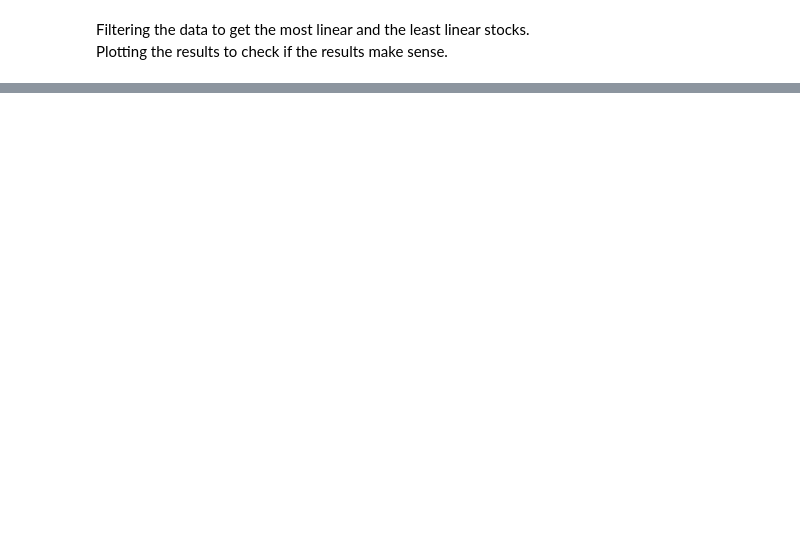
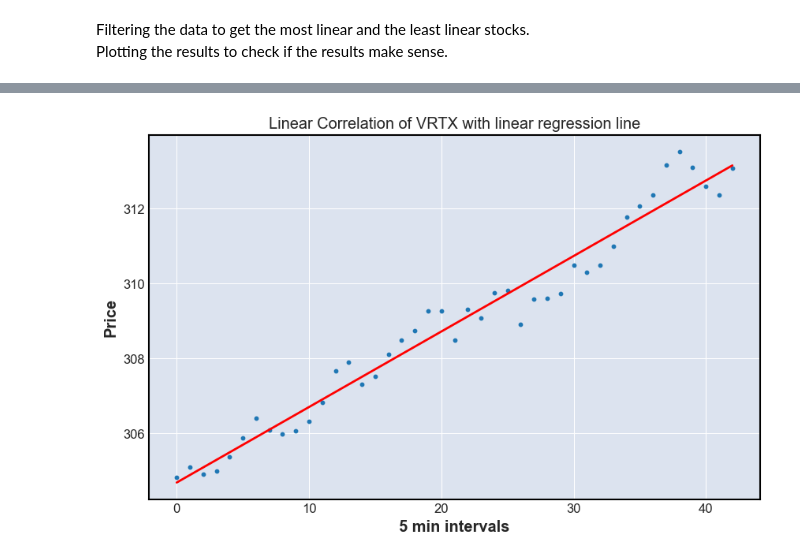
Before and after one commit to Folongton/Stock-Analysis, a Jupyter notebook: P1-Indicators-Chart-Analysis/P1-Chart-Analysis.ipynb, the cells around one changed output, grey strips where cells are left out. Drawn from its saved outputs; the diff is of its cells as text; code cells hidden in the pictures; blank space fills up the shorter version.

```diff
--- a/P1-Indicators-Chart-Analysis/P1-Chart-Analysis.ipynb
+++ b/P1-Indicators-Chart-Analysis/P1-Chart-Analysis.ipynb
@@ -611,4 +627,4 @@ plot_correlation(df_for_plot['RBCAA'])
 # %%
-# Building aggregate dataframe of statistics for intraday 5min data
-df_for_plot_intraday = aggregate_close_price(r'..\P1-Indicators-Chart-Analysis\Data\IntradayAll-NASDAQ-1day-5min')
+
+df_for_plot_intraday = aggregate_close_price(r'..\P1-Indicators-Chart-Analysis\Data\IntradayAll-NASDAQ-1day-5min', intraday=True)
 # %%
@@ -638,3 +646,7 @@ plot_correlation(df_for_plot_intraday['PDFS'])
+# %%
+plot_correlation(df_for_plot_intraday['VRTX'], intervals='5 min intervals')
+# %% [output]
+[figure, added]
 # %%
 # Least Linear
 linear_df_intraday.sort_values(by='R2', ascending=False).tail(3)
```
Also changed, not shown: parts of 24 cells of this notebook.
